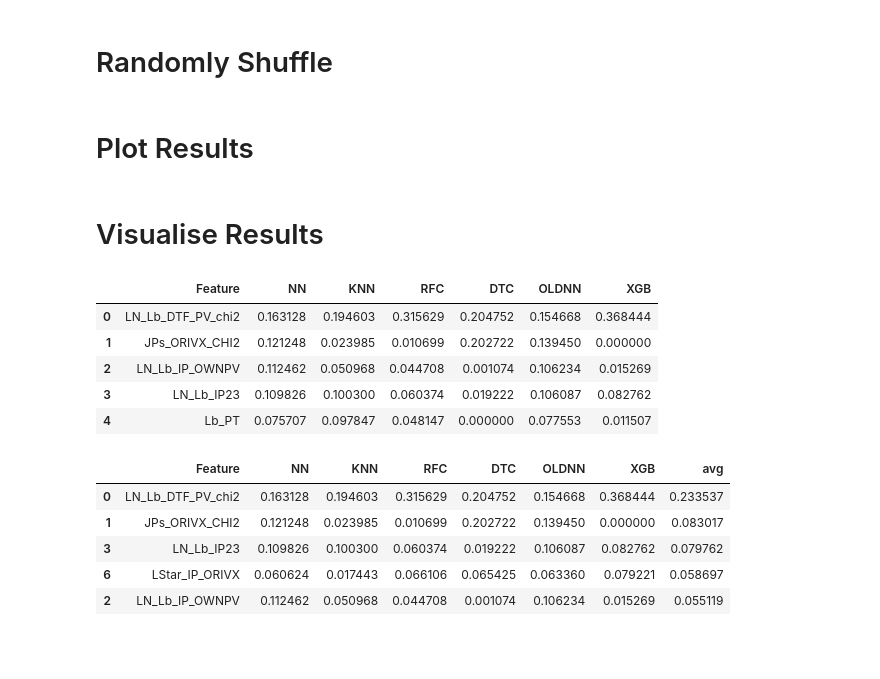
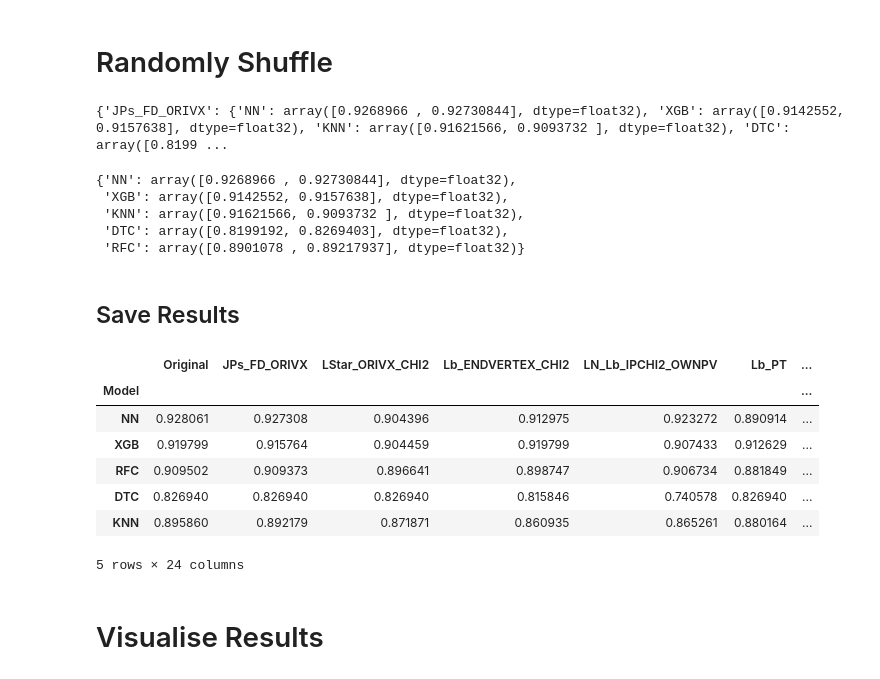
Before and after one commit to ChandlerKenworthy/Y4RareDecayProject, a Jupyter notebook: model_evaluation/feature_evaluation.ipynb, the cells around one changed output. Drawn from its saved outputs; the diff is of its cells as text; code cells hidden in the pictures; blank space fills up the shorter version.

```diff
--- a/model_evaluation/feature_evaluation.ipynb
+++ b/model_evaluation/feature_evaluation.ipynb
@@ -63,0 +128,7 @@ Accuracy: 0.96276
+# %%
+orig_train_preds, orig_test_preds = get_predictions(models, X_train, X_test)
+orig_f1_scores = get_f1_score(orig_train_preds, orig_test_preds, 0.85)
+orig_acc_scores = get_accuracy_score(orig_train_preds, y_train, orig_test_preds, y_test, threshold=0.85)
+
+print(orig_f1_scores, '\n')
+print(orig_acc_scores)
@@ -85,2 +141,27 @@ for name, model in models.items():
+# %%
+model_col_scores = {}
+for col in cols_to_shuffle:
+    shuffled_train = X_train.copy()
+    shuffled_train[col] = np.random.permutation(X_train[col])
+
+    shuffled_test = X_test.copy()
+    shuffled_test[col] = np.random.permutation(X_test[col])
+
+    train_preds, test_preds = get_predictions(models, shuffled_train, shuffled_test)
+
+    temp_f1_score = get_f1_score(train_preds, test_preds, 0.85)
+    model_col_scores[col] = temp_f1_score
+
+print(model_col_scores)
+# %% [output]
+{'JPs_FD_ORIVX': {'NN': array([0.9268966 , 0.92730844], dtype=float32), 'XGB': array([0.9142552, 0.9157638], dtype=float32), 'KNN': array([0.91621566, 0.9093732 ], dtype=float32), 'DTC': array([0.8199 ...
+# %%
+model_col_scores['JPs_FD_ORIVX']
+# %% [output]
+{'NN': array([0.9268966 , 0.92730844], dtype=float32),
+ 'XGB': array([0.9142552, 0.9157638], dtype=float32),
+ 'KNN': array([0.91621566, 0.9093732 ], dtype=float32),
+ 'DTC': array([0.8199192, 0.8269403], dtype=float32),
+ 'RFC': array([0.8901078 , 0.89217937], dtype=float32)}
 # %% [markdown]
-# Plot Results
+## Save Results
@@ -97,0 +168,26 @@ a.to_csv('permutation_importance.csv', index=False, header=True)
+# %%
+test_f1 = pd.DataFrame({'Model': ['NN', 'XGB', 'RFC', 'DTC', 'KNN']})
+train_f1 = pd.DataFrame({'Model': ['NN', 'XGB', 'RFC', 'DTC', 'KNN']})
+
+test_f1['Original'] = [orig_f1_scores[key][1] for key in list(orig_f1_scores.keys())]
+train_f1['Original'] = [orig_f1_scores[key][0] for key in list(orig_f1_scores.keys())]
+# Add the original F1 scores to the dataframes
+
+test_f1.set_index('Model', inplace=True)
+train_f1.set_index('Model', inplace=True)
+
+for col in cols_to_shuffle:
+    this = model_col_scores[col]
+    test_f1[col] = [this[model_name][1] for model_name in list(this.keys())]
+    train_f1[col] = [this[model_name][0] for model_name in list(this.keys())]
+
+test_f1.head()
+# %% [output]
+|  | Original | JPs_FD_ORIVX | LStar_ORIVX_CHI2 | Lb_ENDVERTEX_CHI2 | LN_Lb_IPCHI2_OWNPV | Lb_PT | ... |
+| Model |  |  |  |  |  |  | ... |
+| NN | 0.928061 | 0.927308 | 0.904396 | 0.912975 | 0.923272 | 0.890914 | ... |
+| XGB | 0.919799 | 0.915764 | 0.904459 | 0.919799 | 0.907433 | 0.912629 | ... |
+| RFC | 0.909502 | 0.909373 | 0.896641 | 0.898747 | 0.906734 | 0.881849 | ... |
+| DTC | 0.826940 | 0.826940 | 0.826940 | 0.815846 | 0.740578 | 0.826940 | ... |
+| KNN | 0.895860 | 0.892179 | 0.871871 | 0.860935 | 0.865261 | 0.880164 | ... |
+5 rows × 24 columns
@@ -98,12 +197,2 @@ a.to_csv('permutation_importance.csv', index=False, header=True)
 # %% [markdown]
 # Visualise Results
-# %%
-df = pd.read_csv('permutation_importance.csv')
-df.head()
-# %% [output]
-|  | Feature | NN | KNN | RFC | DTC | OLDNN | XGB |
-| 0 | LN_Lb_DTF_PV_chi2 | 0.163128 | 0.194603 | 0.315629 | 0.204752 | 0.154668 | 0.368444 |
-| 1 | JPs_ORIVX_CHI2 | 0.121248 | 0.023985 | 0.010699 | 0.202722 | 0.139450 | 0.000000 |
-| 2 | LN_Lb_IP_OWNPV | 0.112462 | 0.050968 | 0.044708 | 0.001074 | 0.106234 | 0.015269 |
-| 3 | LN_Lb_IP23 | 0.109826 | 0.100300 | 0.060374 | 0.019222 | 0.106087 | 0.082762 |
-| 4 | Lb_PT | 0.075707 | 0.097847 | 0.048147 | 0.000000 | 0.077553 | 0.011507 |
@@ -114,9 +198,0 @@ df = df.sort_values('avg', ascending=False)
-# %%
-df.head()
-# %% [output]
-|  | Feature | NN | KNN | RFC | DTC | OLDNN | XGB | avg |
-| 0 | LN_Lb_DTF_PV_chi2 | 0.163128 | 0.194603 | 0.315629 | 0.204752 | 0.154668 | 0.368444 | 0.233537 |
-| 1 | JPs_ORIVX_CHI2 | 0.121248 | 0.023985 | 0.010699 | 0.202722 | 0.139450 | 0.000000 | 0.083017 |
-| 3 | LN_Lb_IP23 | 0.109826 | 0.100300 | 0.060374 | 0.019222 | 0.106087 | 0.082762 | 0.079762 |
-| 6 | LStar_IP_ORIVX | 0.060624 | 0.017443 | 0.066106 | 0.065425 | 0.063360 | 0.079221 | 0.058697 |
-| 2 | LN_Lb_IP_OWNPV | 0.112462 | 0.050968 | 0.044708 | 0.001074 | 0.106234 | 0.015269 | 0.055119 |
```
Also changed, not shown: parts of 21 cells of this notebook.
